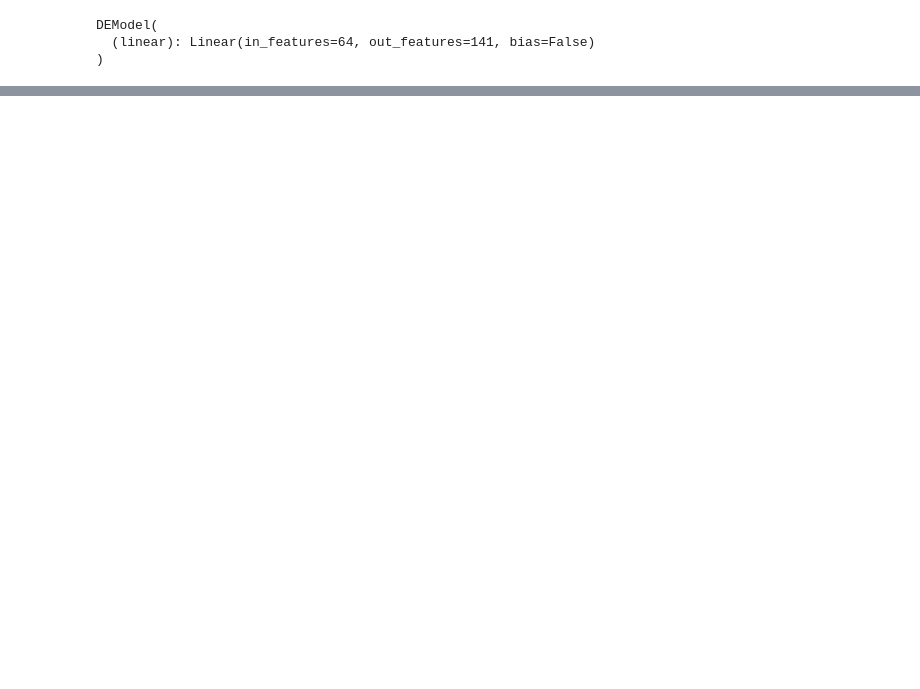
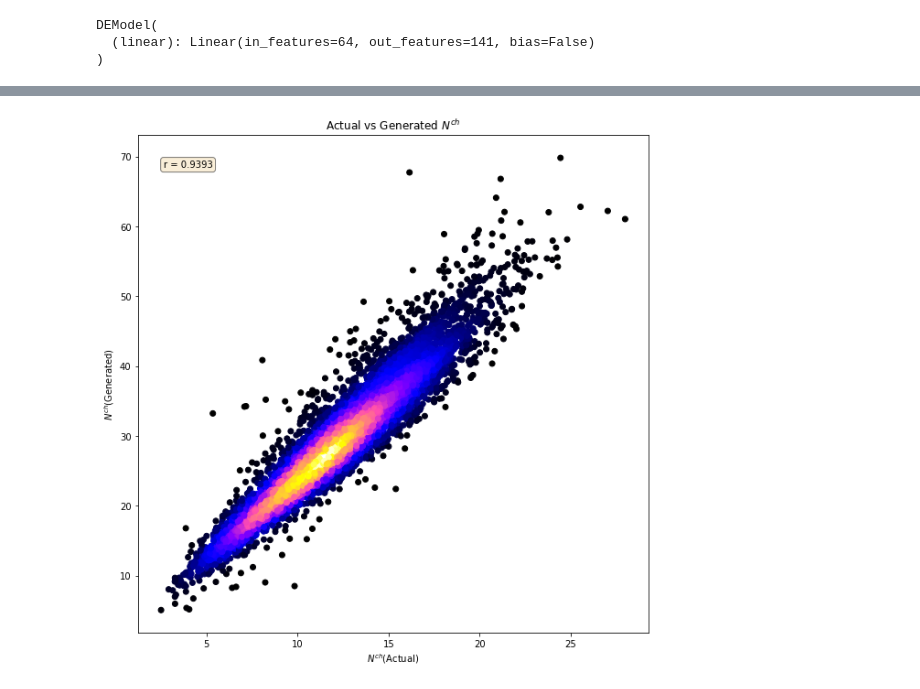
Before and after one commit to bboud/hydro-ml, a Jupyter notebook: hydroml/dE_detas_inference.ipynb, the cells around one changed output, grey strips where cells are left out. Drawn from its saved outputs; the diff is of its cells as text; code cells hidden in the pictures; blank space fills up the shorter version.

```diff
--- a/hydroml/dE_detas_inference.ipynb
+++ b/hydroml/dE_detas_inference.ipynb
@@ -57,0 +61,6 @@ plot.plot_cc_graph(finals, models)
+# %%
+dataset = DEData( 'dE_data_2' )
+
+data_loader = DataLoader(
+    dataset=dataset
+)
@@ -57,0 +75,41 @@ plot.plot_cc_graph(finals, models)
+# %%
+# How many you want to see
+limit = 5
+bound_1 = -4.9
+bound_2 = -4.
+finals = []
+models = []
+
+import utils
+import plot
+import numpy as np
+
+# for i, data in enumerate(data_loader):
+#     if i >= limit:
+#         break
+#     dE_detas_initial = data[0].flatten()
+#     dNch_detas_final = data[1].flatten()
+#     output = dE_detas_model(dE_detas_initial.float())
+#
+#     _, dNch_detas_final_trim = utils.trim(dataset.final_eta, dNch_detas_final.numpy(), bound_1, bound_2)
+#     x_axis, output_trim = utils.trim(dataset.final_eta, output.detach().numpy(), bound_1, bound_2)
+#
+#     plot.plot_output(output_trim, dNch_detas_final_trim, x_axis)
+
+for i, data in enumerate(data_loader):
+    dE_detas_initial = data[0].flatten()
+    dNch_detas_final = data[1].flatten()
+    output = dE_detas_model(dE_detas_initial.float())
+
+    _, dNch_detas_final_trim = utils.trim(dataset.final_eta, dNch_detas_final.numpy(), bound_1, bound_2)
+    x_axis, output_trim = utils.trim(dataset.final_eta, output.detach().numpy(), bound_1, bound_2)
+
+    integrated_final = np.trapz(dNch_detas_final_trim, x_axis)
+    integrated_output = np.trapz(output_trim, x_axis)
+
+    finals.append( integrated_final )
+    models.append( integrated_output )
+
+plot.plot_cc_graph(finals, models)
+# %% [output]
+[figure, added]
```
Also changed, not shown: parts of 2 cells of this notebook, 2 other files.
